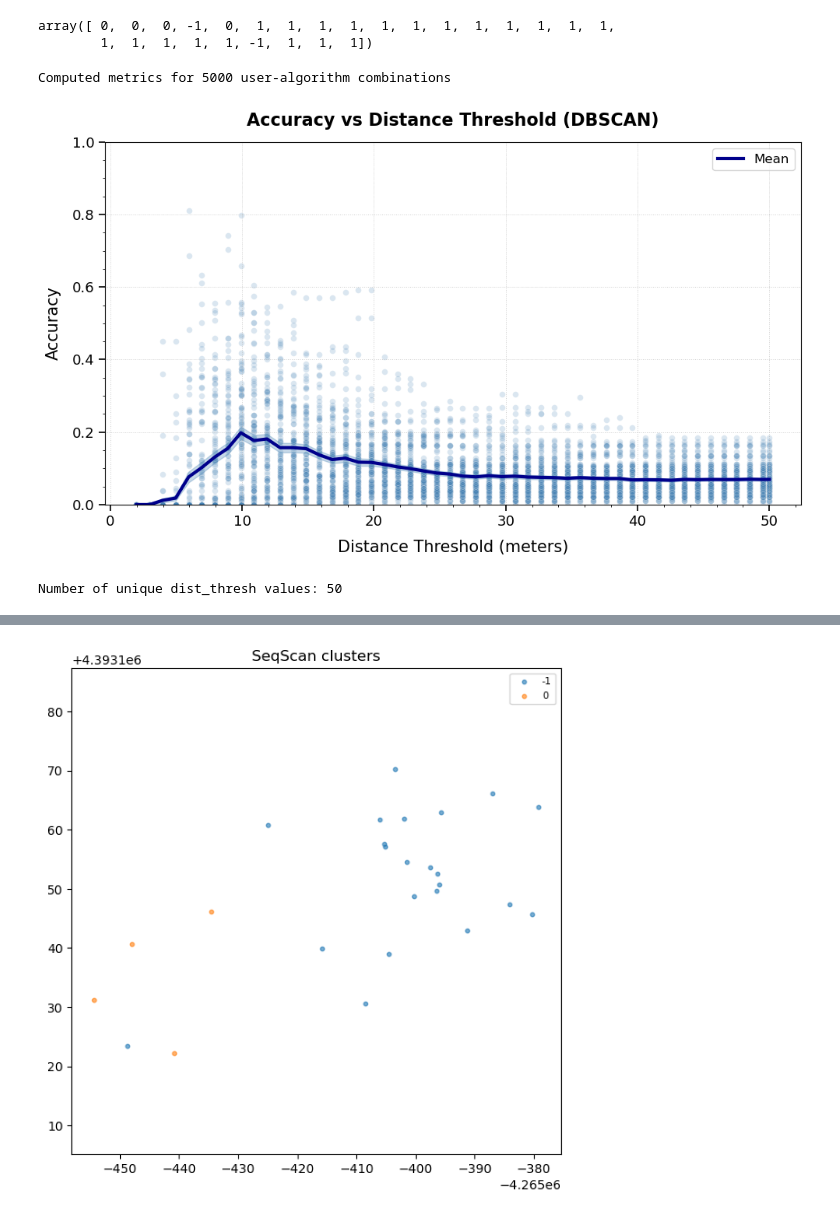
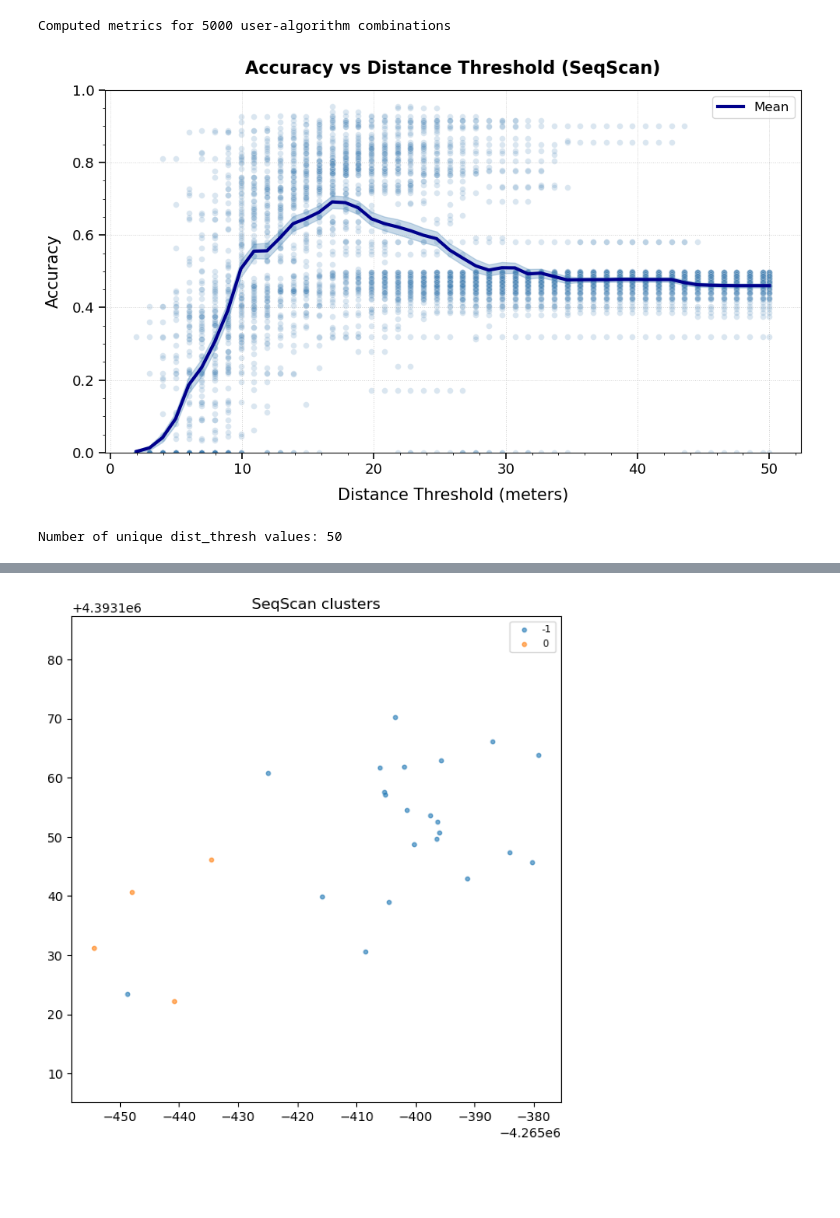
Before and after one commit to Watts-Lab/nomad, a Jupyter notebook: examples/research/robustness-of-algorithms/dist_thresh_vs_acc_exp.ipynb, the cells around one changed output, grey strips where cells are left out. Cells and saved outputs as stored; diff of their text form; code cells hidden in the pictures; blank space fills up the shorter version.

```diff
--- a/examples/research/robustness-of-algorithms/dist_thresh_vs_acc_exp.ipynb
+++ b/examples/research/robustness-of-algorithms/dist_thresh_vs_acc_exp.ipynb
@@ -48,6 +24,6 @@ sparse_df = loader.from_file(config["output_files"]["sparse_path"], format="parq
 diaries_df = loader.from_file(config["output_files"]["diaries_path"], format="parquet").rename(
     columns={"identifier":"user_id"})
 # %%
-# print(sparse_df)
-sparse = sparse_df.loc[sparse_df.user_id == "admiring_mestorf"]
-print(sparse)
+# # print(sparse_df)
+# sparse = sparse_df.loc[sparse_df.user_id == "admiring_mestorf"]
+# print(sparse)
@@ -72,9 +30,3 @@ print(sparse)
-# %%
-db = DBSCAN(eps=12, min_samples=3).fit(sparse[["x","y"]])
-db.labels_
-# %% [output]
-array([ 0,  0,  0, -1,  0,  1,  1,  1,  1,  1,  1,  1,  1,  1,  1,  1,  1,
-        1,  1,  1,  1,  1, -1,  1,  1,  1])
 # %%
 warnings.filterwarnings('ignore', message='Input is timezone-naive; assuming UTC')
 
@@ -82,9 +34,9 @@ dist_thresh_values = np.linspace(1, 50, 100)
 
 config["algos"] = {
     **{f"seqscan_dist_thresh_{int(dr)}": {
-        "func": TADBSCAN.ta_dbscan,
+        "func": seqscan,
         "params": {
-            "time_thresh":60,
+            "time_thresh":90,
             "dist_thresh":dr,
             "min_pts":3
         }
@@ -146,33 +98,33 @@ def plot_metric_dist_thresh(metric, title, save_path='figures'):
                    alpha=0.2, s=30, ax=ax, color='steelblue')
 
     # Add line plot (mean values)
     ax.plot(chart_df['dist_thresh'], chart_df['mean'],
             color='darkblue', linewidth=3, label='Mean')
 
     # Add confidence band (mean ± SEM)
     ax.fill_between(chart_df['dist_thresh'],
                     chart_df['mean'] - chart_df['sem'],
                     chart_df['mean'] + chart_df['sem'],
                     alpha=0.3, color='steelblue')
 
     # Styling
     ax.set_xlabel('Distance Threshold (meters)', fontsize=15, labelpad=10)
     ax.set_ylabel(title, fontsize=15, labelpad=10)
     ax.set_ylim(0, 1)
-    ax.set_title(f'{title} vs Distance Threshold (DBSCAN)', fontsize=16, pad=15, fontweight='bold')
+    ax.set_title(f'{title} vs Distance Threshold (SeqScan)', fontsize=16, pad=15, fontweight='bold')
     ax.grid(True, linestyle=':', alpha=0.6, linewidth=0.7)
     ax.tick_params(axis='both', which='major', labelsize=13, length=6, width=1.2)
     ax.minorticks_on()
     ax.legend(fontsize=12, frameon=True, loc='best')
 
     plt.tight_layout()
     plt.savefig(f"{save_path}/dbscan_dist_thresh_{metric}.svg", bbox_inches='tight')
     plt.savefig(f"{save_path}/dbscan_dist_thresh_{metric}.png", dpi=600, bbox_inches='tight')
     plt.show(block=False)
     plt.close()
 
 plot_metric_dist_thresh("recall", "Accuracy")
 print(f"Number of unique dist_thresh values: {results_df['dist_thresh'].nunique()}")
 # %% [output]
-[figure, old version]
+[figure, new version]
 Number of unique dist_thresh values: 50
```
Also changed, not shown: parts of 8 cells of this notebook, 4 other files.
